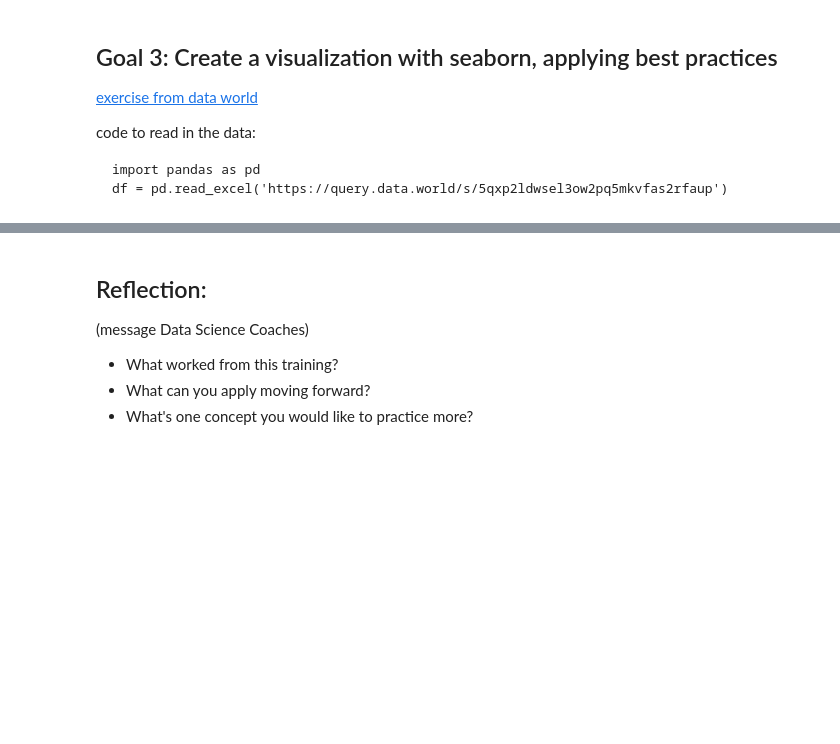
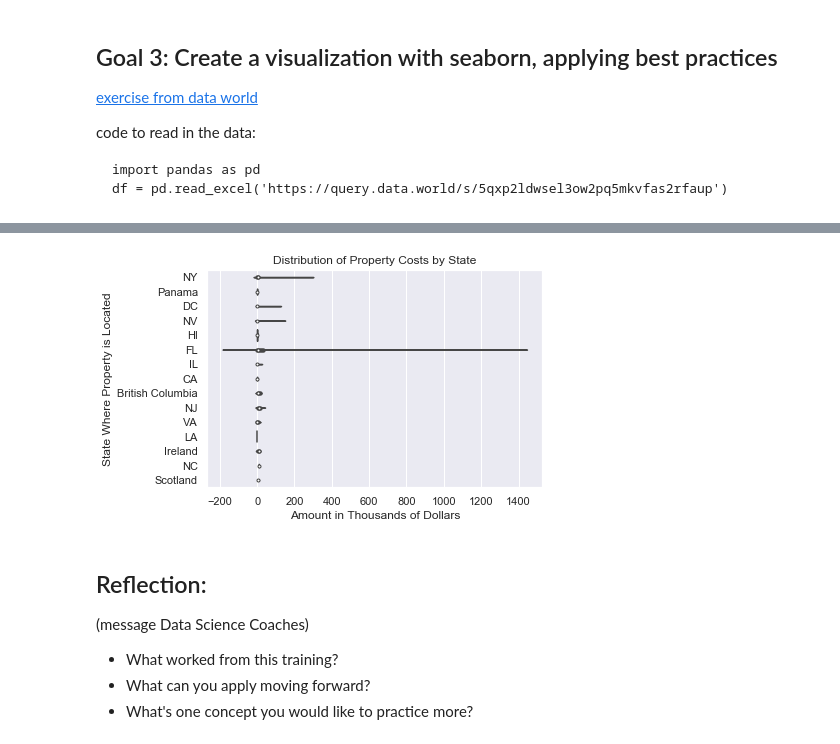
Before and after one commit to learn-co-students/chicago-ds-080519, a Jupyter notebook: Module 1/week-2/day_9_visualizations_seaborn/The-good-the-bad-the-seaborn.ipynb, the cells around one changed output, grey strips where cells are left out. Cells and saved outputs as stored; diff of their text form; code cells hidden in the pictures; blank space fills up the shorter version.

```diff
--- a/Module 1/week-2/day_9_visualizations_seaborn/The-good-the-bad-the-seaborn.ipynb
+++ b/Module 1/week-2/day_9_visualizations_seaborn/The-good-the-bad-the-seaborn.ipynb
@@ -106,3 +129,12 @@ df = pd.read_excel('https://query.data.world/s/5qxp2ldwsel3ow2pq5mkvfas2rfaup')
+# %%
+df['amount_scaled'] = df.amount / 1000 # in thousands of dollars instead
+violin_ax = sns.violinplot(x='amount_scaled', y='state', data=df)
+violin_ax.set_xlabel('Amount in Thousands of Dollars')
+violin_ax.set_ylabel('State Where Property is Located')
+violin_ax.set_title('Distribution of Property Costs by State')
+plt.show()
+# %% [output]
+[figure, added]
 # %% [markdown]
 ## Reflection:
 (message Data Science Coaches)
```
Also changed, not shown: parts of 5 cells of this notebook, 5 other files.
